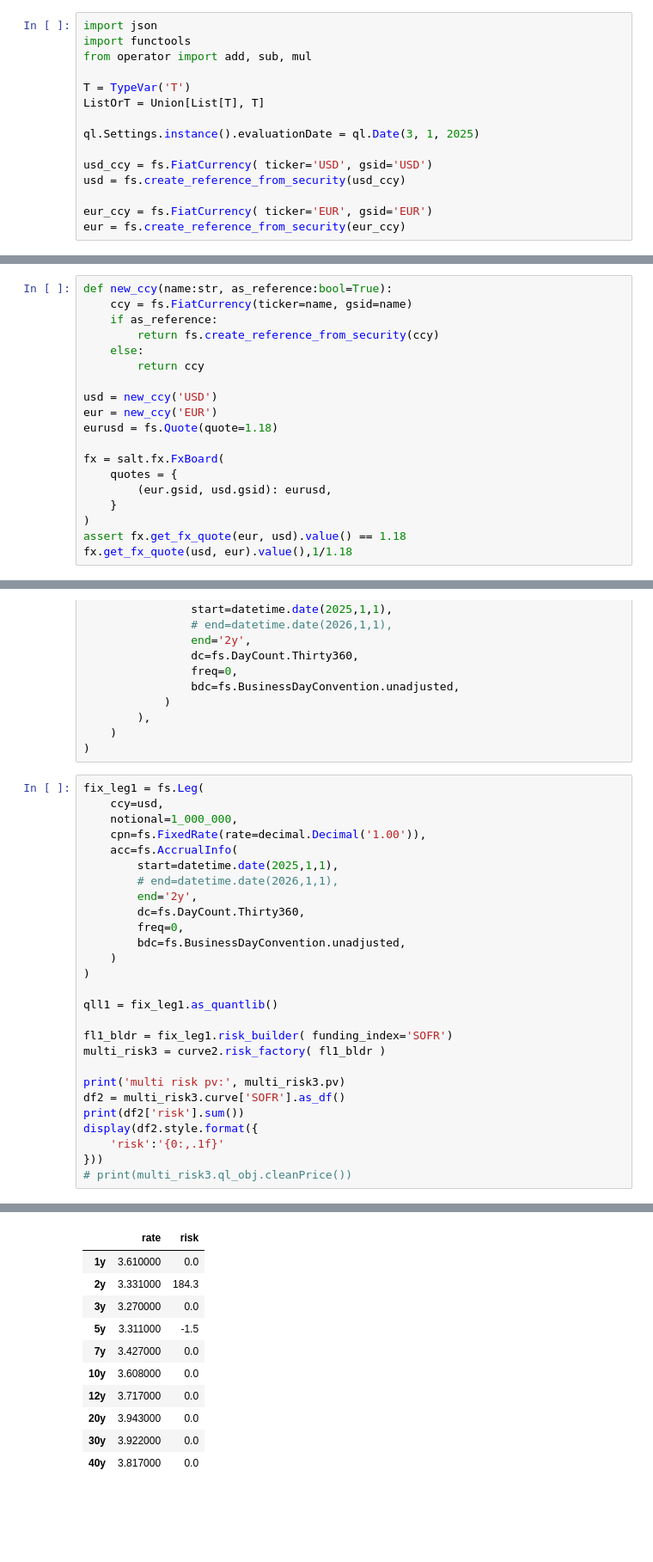
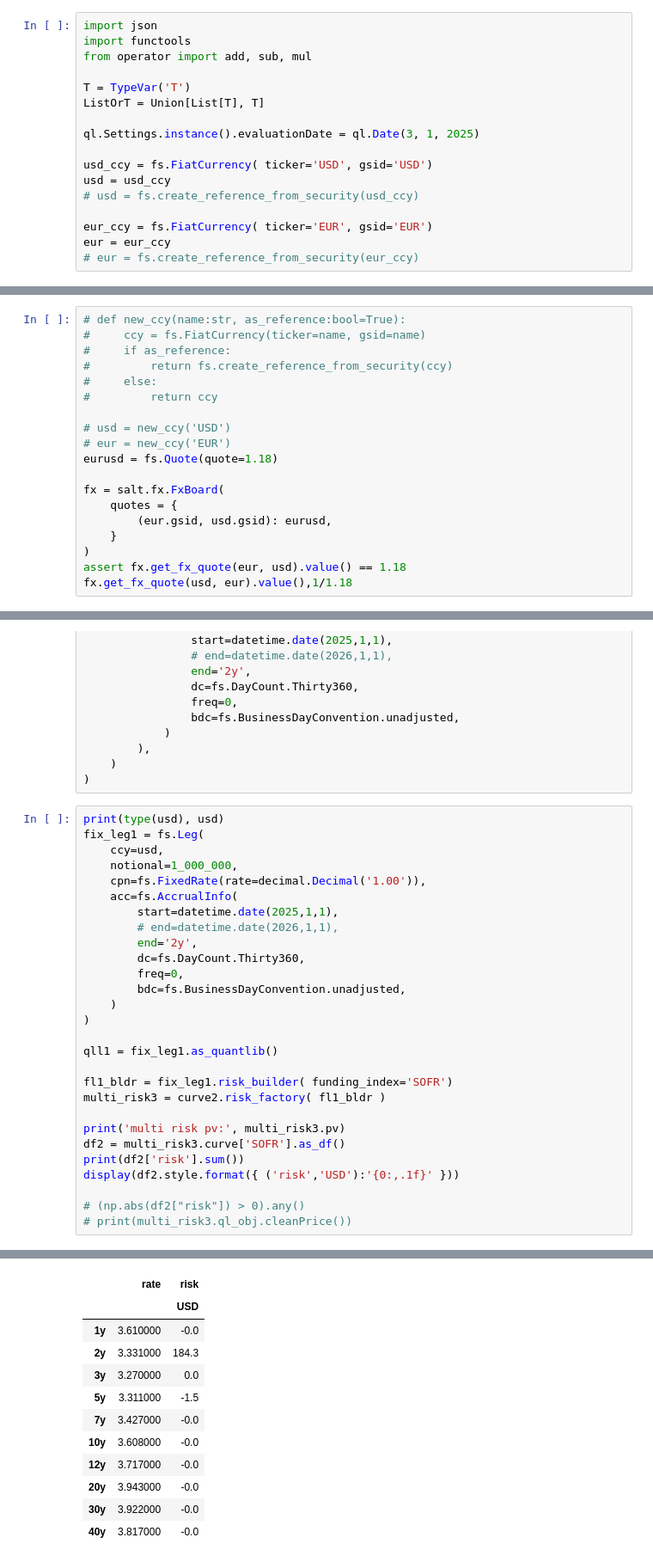
Before and after one commit to alienbrett/financial-security-classes, a Jupyter notebook: fixed_income.ipynb, the cells around one changed output, grey strips where cells are left out. Shown at 86% size. Drawn from its saved outputs; the diff is of its cells as text; blank space fills up the shorter version.

```diff
--- a/fixed_income.ipynb
+++ b/fixed_income.ipynb
@@ -38,10 +38,12 @@ ListOrT = Union[List[T], T]
 ql.Settings.instance().evaluationDate = ql.Date(3, 1, 2025)
 
 usd_ccy = fs.FiatCurrency( ticker='USD', gsid='USD')
-usd = fs.create_reference_from_security(usd_ccy)
+usd = usd_ccy
+# usd = fs.create_reference_from_security(usd_ccy)
 
 eur_ccy = fs.FiatCurrency( ticker='EUR', gsid='EUR')
-eur = fs.create_reference_from_security(eur_ccy)
+eur = eur_ccy
+# eur = fs.create_reference_from_security(eur_ccy)
 # %%
 acc1 = fs.AccrualInfo(
     start=datetime.date(2025,1,1),
@@ -1039,15 +1036,15 @@ multi risk pv: 786938.12576816
 import cProfile
 # cProfile.run('curve2.risk_factory( bnd_bldr, eps=1e-5)', sort='cumtime')
 # %%
-def new_ccy(name:str, as_reference:bool=True):
-    ccy = fs.FiatCurrency(ticker=name, gsid=name)
-    if as_reference:
-        return fs.create_reference_from_security(ccy)
-    else:
-        return ccy
+# def new_ccy(name:str, as_reference:bool=True):
+#     ccy = fs.FiatCurrency(ticker=name, gsid=name)
+#     if as_reference:
+#         return fs.create_reference_from_security(ccy)
+#     else:
+#         return ccy
 
-usd = new_ccy('USD')
-eur = new_ccy('EUR')
+# usd = new_ccy('USD')
+# eur = new_ccy('EUR')
 eurusd = fs.Quote(quote=1.18)
 
 fx = salt.fx.FxBoard(
@@ -1101,6 +1098,7 @@ fx_swap = fs.Swap(
     )
 )
 # %%
+print(type(usd), usd)
 fix_leg1 = fs.Leg(
     ccy=usd,
     notional=1_000_000,
@@ -1123,8 +1121,8 @@ multi_risk3 = curve2.risk_factory( fl1_bldr )
 print('multi risk pv:', multi_risk3.pv)
 df2 = multi_risk3.curve['SOFR'].as_df()
 print(df2['risk'].sum())
-display(df2.style.format({
-    'risk':'{0:,.1f}'
-}))
+display(df2.style.format({ ('risk','USD'):'{0:,.1f}' }))
+
+# (np.abs(df2["risk"]) > 0).any()
 # print(multi_risk3.ql_obj.cleanPrice())
 # %% [output]
@@ -1149,11 +1148,12 @@ multi risk pv: -935887.6472021416
 |  | rate | risk |
-| 1y | 3.610000 | 0.0 |
+|  |  | USD |
+| 1y | 3.610000 | -0.0 |
 | 2y | 3.331000 | 184.3 |
 | 3y | 3.270000 | 0.0 |
 | 5y | 3.311000 | -1.5 |
-| 7y | 3.427000 | 0.0 |
-| 10y | 3.608000 | 0.0 |
-| 12y | 3.717000 | 0.0 |
-| 20y | 3.943000 | 0.0 |
-| 30y | 3.922000 | 0.0 |
-| 40y | 3.817000 | 0.0 |
+| 7y | 3.427000 | -0.0 |
+| 10y | 3.608000 | -0.0 |
+| 12y | 3.717000 | -0.0 |
+| 20y | 3.943000 | -0.0 |
+| 30y | 3.922000 | -0.0 |
+| 40y | 3.817000 | -0.0 |
```
Also changed, not shown: parts of 17 cells of this notebook, 2 other files.
